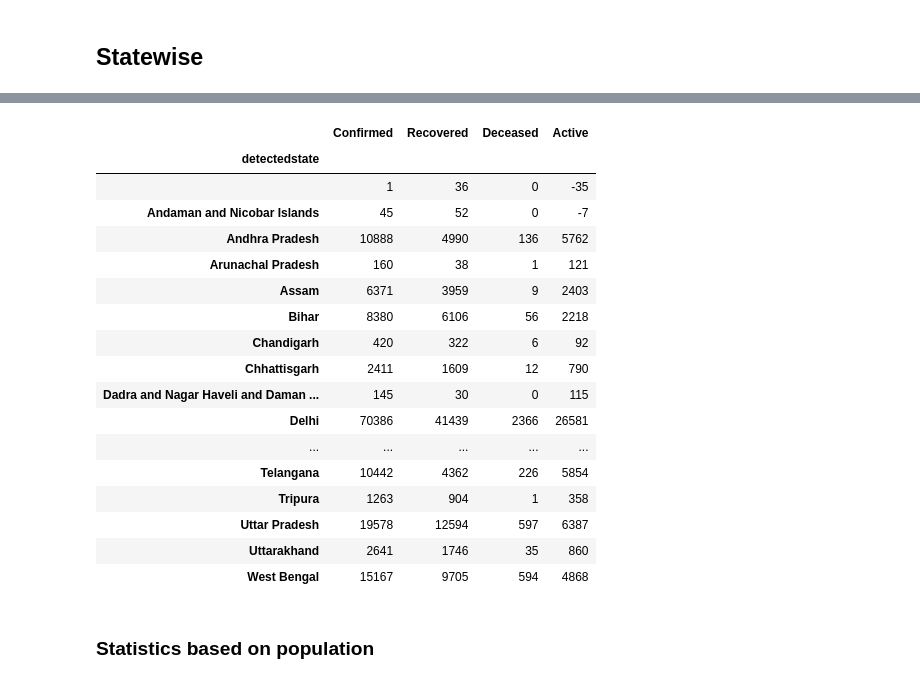
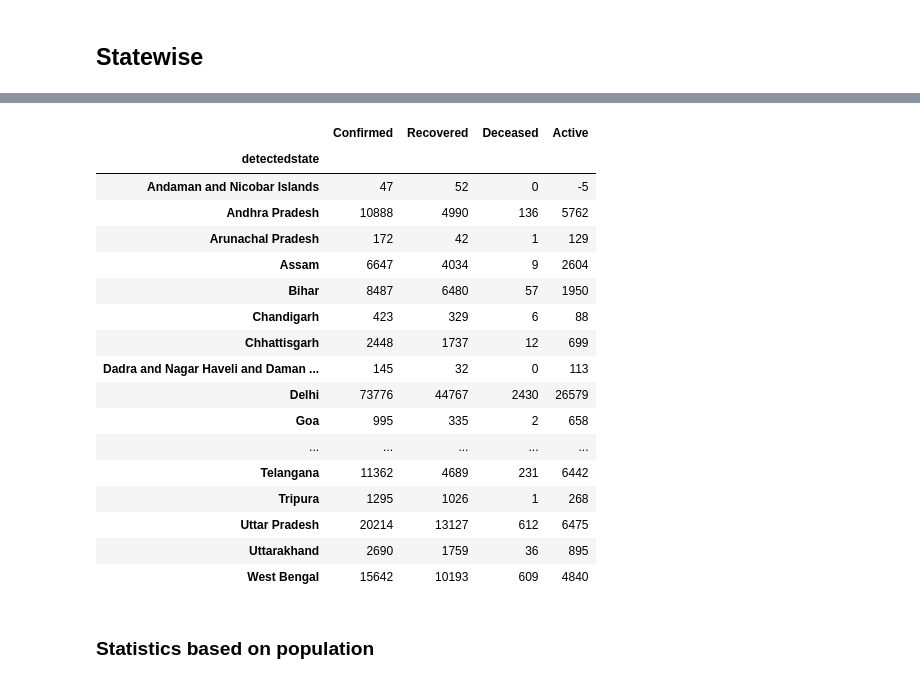
Before and after one commit to omkar1610/COVID-19, a Jupyter notebook: First/getting data.ipynb, the cells around one changed output, grey strips where cells are left out. Saved outputs shown, nothing was run; the diff lists cells and outputs as text; code cells hidden in the pictures.

```diff
--- a/First/getting data.ipynb
+++ b/First/getting data.ipynb
@@ -59,16 +30,40 @@ df7.shape
+# %%
+# Functions
+def url(i):
+    return "https://api.covid19india.org/raw_data"+str(i)+".json"
+
+def get_df(i):
+    return pd.json_normalize(pd.read_json(url(i))['raw_data'])
+
+def make_int(x):
+    try:
+        return int(x)
+    except:
+        return 0
+
+def save_data(data):
+    with open('data/data.pkl', 'wb') as f:
+        pickle.dump(data, f)
+
+# Loading already saved data
+with open('data/data.pkl', 'rb') as f:
+    data = pickle.load(f)
+
+cols = ['dateannounced', 'numcases', 'statecode', 'detectedstate', 'detecteddistrict', 'detectedcity', 'nationality', 'currentstatus']
 # %%
-# Combining everything and getting the final data
-def make_int(x):
-    try:
-        return int(x)
-    except:
-        return 0
+# Get latest data has empty rows at the end, Removing them
+live_df = get_df(7)
 
-data = pd.concat([prev_data[cols], df3[cols], df4[cols], df5[cols], df6[cols], df7[cols]])
+live_df.replace("", float("NaN"), inplace=True)
+live_df = live_df[cols].dropna(subset=['dateannounced', 'numcases'])
+live_df['dateannounced'] = live_df['dateannounced'].apply(lambda x : datetime.strptime(x, "%d/%m/%Y"))
+
+# Merge Live data with old data and arrange
+data = pd.concat([data, live_df[cols]])
+
 data.index = range(data.shape[0])
-data['dateannounced'] = data['dateannounced'].apply(lambda x : datetime.strptime(x, "%d/%m/%Y"))
 data = data.sort_values(by='dateannounced')
 data = data[data['currentstatus'].isin(['Hospitalized', 'Recovered', 'Deceased'])]
 data['numcases'] = data['numcases'].apply(lambda x:make_int(x))
-data.head(2)
+data.shape
 # %% [output]
@@ -154,42 +186,42 @@ fig.show()
 # %%
 def add_active(full_data,  num_case='numcases'):
     full_data = full_data.rename(columns={num_case:'Confirmed'})
     full_data.replace(float("NaN"), 0, inplace=True)
 
     full_data['Recovered'] = full_data['Recovered'].apply(int)
     full_data['Deceased'] = full_data['Deceased'].apply(int)
 
     full_data['Active'] = full_data['Confirmed'] - full_data['Recovered'] - full_data['Deceased']
     return full_data
 
 def combine_data(group_by, num_case='numcases'):
     full_data = h_data.groupby(by=group_by)[[num_case]].sum()
     full_data['Recovered'] = r_data.groupby(by=group_by)[[num_case]].sum()
     full_data['Deceased'] = d_data.groupby(by=group_by)[[num_case]].sum()
 
     return add_active(full_data, num_case)
 
 state_data = combine_data('detectedstate')
-state_data
+state_data[1:]
 # %% [output]
 |  | Confirmed | Recovered | Deceased | Active |
 | detectedstate |  |  |  |  |
-|  | 1 | 36 | 0 | -35 |
-| Andaman and Nicobar Islands | 45 | 52 | 0 | -7 |
+| Andaman and Nicobar Islands | 47 | 52 | 0 | -5 |
 | Andhra Pradesh | 10888 | 4990 | 136 | 5762 |
-| Arunachal Pradesh | 160 | 38 | 1 | 121 |
-| Assam | 6371 | 3959 | 9 | 2403 |
-| Bihar | 8380 | 6106 | 56 | 2218 |
-| Chandigarh | 420 | 322 | 6 | 92 |
-| Chhattisgarh | 2411 | 1609 | 12 | 790 |
-| Dadra and Nagar Haveli and Daman ... | 145 | 30 | 0 | 115 |
-| Delhi | 70386 | 41439 | 2366 | 26581 |
+| Arunachal Pradesh | 172 | 42 | 1 | 129 |
+| Assam | 6647 | 4034 | 9 | 2604 |
+| Bihar | 8487 | 6480 | 57 | 1950 |
+| Chandigarh | 423 | 329 | 6 | 88 |
+| Chhattisgarh | 2448 | 1737 | 12 | 699 |
+| Dadra and Nagar Haveli and Daman ... | 145 | 32 | 0 | 113 |
+| Delhi | 73776 | 44767 | 2430 | 26579 |
+| Goa | 995 | 335 | 2 | 658 |
 | ... | ... | ... | ... | ... |
-| Telangana | 10442 | 4362 | 226 | 5854 |
-| Tripura | 1263 | 904 | 1 | 358 |
-| Uttar Pradesh | 19578 | 12594 | 597 | 6387 |
-| Uttarakhand | 2641 | 1746 | 35 | 860 |
-| West Bengal | 15167 | 9705 | 594 | 4868 |
+| Telangana | 11362 | 4689 | 231 | 6442 |
+| Tripura | 1295 | 1026 | 1 | 268 |
+| Uttar Pradesh | 20214 | 13127 | 612 | 6475 |
+| Uttarakhand | 2690 | 1759 | 36 | 895 |
+| West Bengal | 15642 | 10193 | 609 | 4840 |
 # %% [markdown]
 ### Statistics based on population
 # %% [markdown]
```
Also changed, not shown: parts of 37 cells of this notebook, 12 other files.
